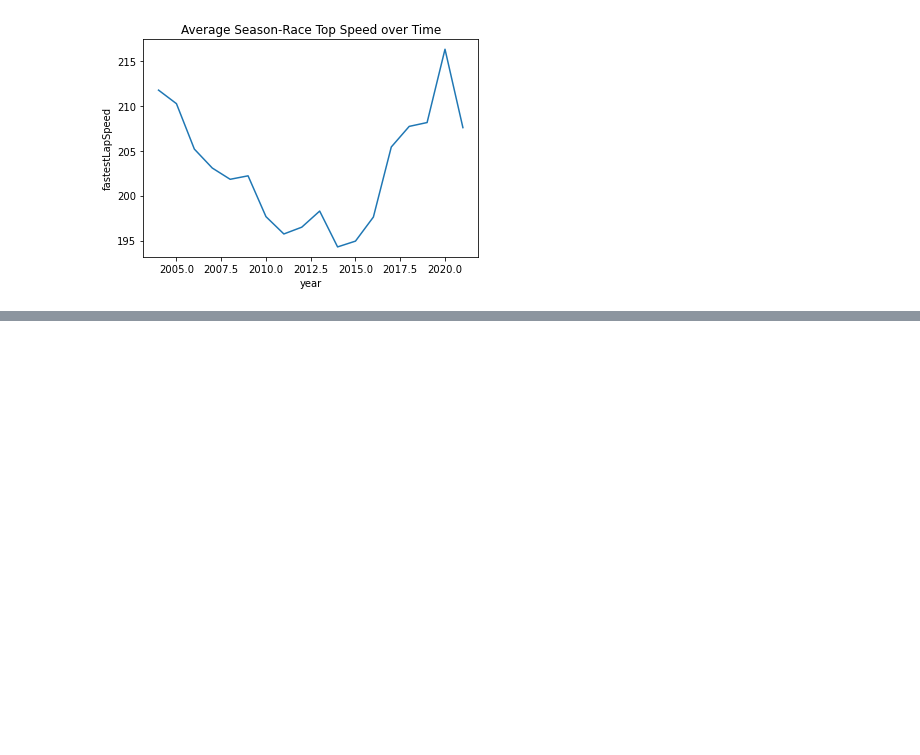
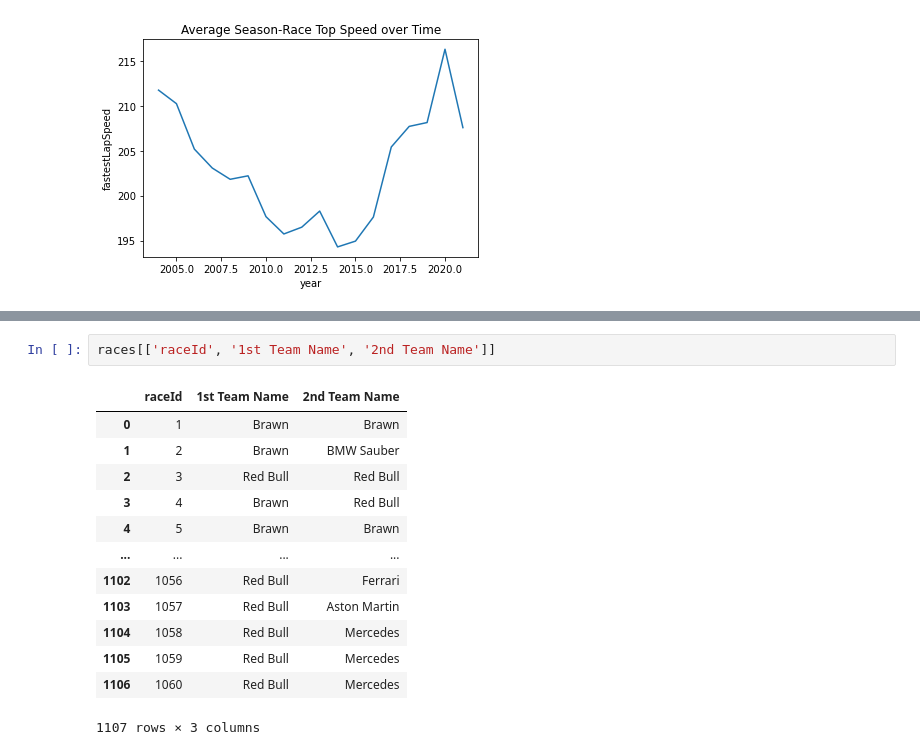
Before and after one commit to data301-2021-winter1/group16-project, a Jupyter notebook: notebooks/analysis2.ipynb, the cells around one changed output, grey strips where cells are left out. Cells and saved outputs as stored; diff of their text form; blank space fills up the shorter version.

```diff
--- a/notebooks/analysis2.ipynb
+++ b/notebooks/analysis2.ipynb
@@ -219,0 +420,16 @@ Text(0.5, 1.0, 'Average Season-Race Top Speed over Time')
+# %%
+races[['raceId', '1st Team Name', '2nd Team Name']]
+# %% [output]
+|  | raceId | 1st Team Name | 2nd Team Name |
+| 0 | 1 | Brawn | Brawn |
+| 1 | 2 | Brawn | BMW Sauber |
+| 2 | 3 | Red Bull | Red Bull |
+| 3 | 4 | Brawn | Red Bull |
+| 4 | 5 | Brawn | Brawn |
+| ... | ... | ... | ... |
+| 1102 | 1056 | Red Bull | Ferrari |
+| 1103 | 1057 | Red Bull | Aston Martin |
+| 1104 | 1058 | Red Bull | Mercedes |
+| 1105 | 1059 | Red Bull | Mercedes |
+| 1106 | 1060 | Red Bull | Mercedes |
+1107 rows × 3 columns
```
Also changed, not shown: parts of 13 cells of this notebook.
